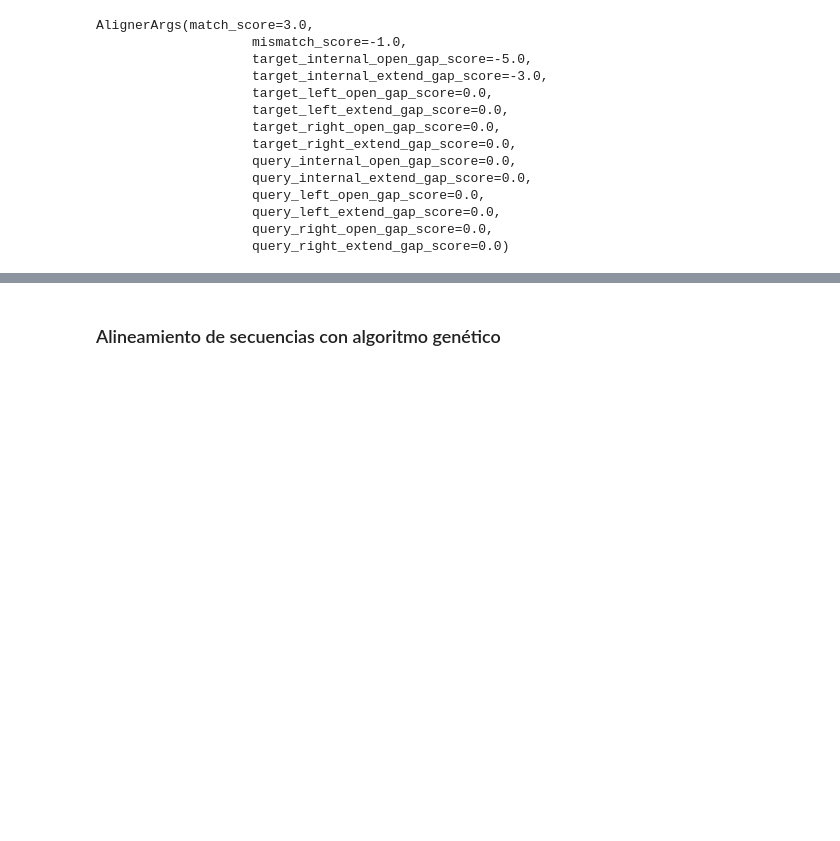
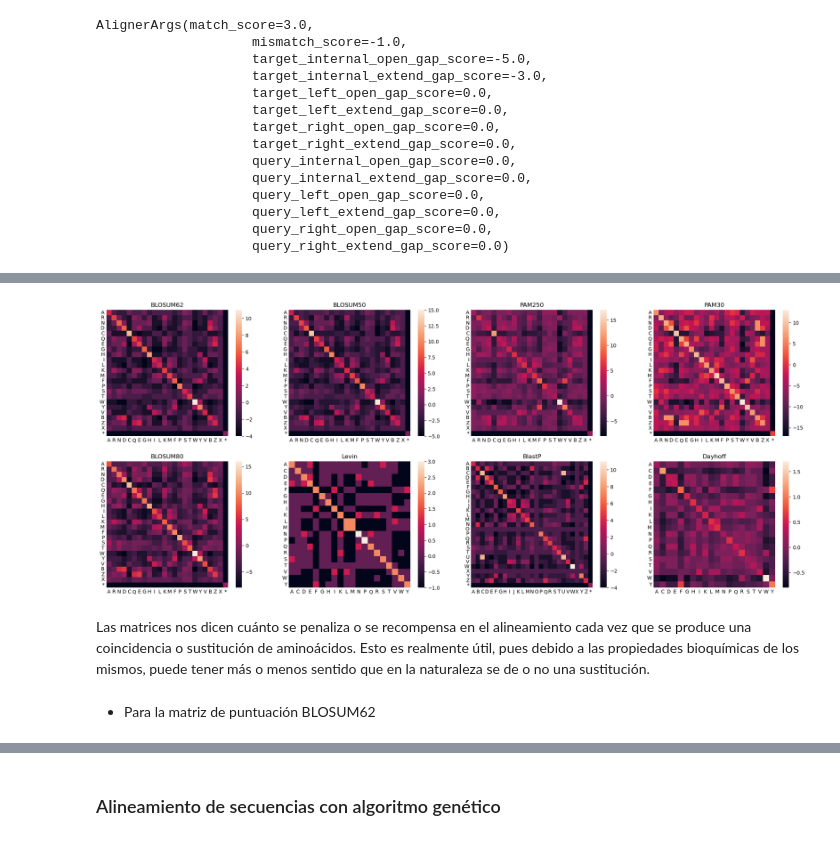
Before and after one commit to deepamino/pr2, a Jupyter notebook: Ejercicio.ipynb, the cells around one changed output, grey strips where cells are left out. Saved outputs shown, nothing was run; the diff lists cells and outputs as text; code cells hidden in the pictures; blank space fills up the shorter version.

Commit message:
personalized matrix

```diff
--- a/Ejercicio.ipynb
+++ b/Ejercicio.ipynb
@@ -60,0 +326,45 @@ def get_matches(alignment):
+# %%
+def plot_matrix(ax, matrix, title="Matrix"):
+    sns.heatmap(matrix, annot=False, ax=ax)
+    ax.set_title(title)
+
+    aminos = matrix.alphabet
+    ax.set_xticks(ticks=np.arange(len(aminos)) + 0.5, labels=aminos, ha='center', rotation=0)
+    ax.set_yticks(ticks=np.arange(len(aminos)) + 0.5, labels=aminos, rotation=0, va='center')
+
+    ax.tick_params(axis='x', bottom=True, labelbottom=True, length=0)
+    ax.tick_params(axis='y', length=0)
+# %%
+fig, axs = plt.subplots(2, 4, figsize=(25, 10))
+
+blossum62 = substitution_matrices.load("BLOSUM62")
+plot_matrix(axs[0][0], blossum62, title="BLOSUM62")
+
+blosum50 = substitution_matrices.load("BLOSUM50")
+plot_matrix(axs[0][1], blosum50, title="BLOSUM50")
+
+pam250 = substitution_matrices.load("PAM250")
+plot_matrix(axs[0][2], pam250, title="PAM250")
+
+pam30 = substitution_matrices.load("PAM30")
+plot_matrix(axs[0][3], pam30, title="PAM30")
+
+blossum80 = substitution_matrices.load("BLOSUM80")
+plot_matrix(axs[1][0], blossum80, title="BLOSUM80")
+
+levin = substitution_matrices.load("LEVIN")
+plot_matrix(axs[1][1], levin, title="Levin")
+
+balstp = substitution_matrices.load("BLASTP")
+plot_matrix(axs[1][2], balstp, title="BlastP")
+
+blastn = substitution_matrices.load("DAYHOFF")
+plot_matrix(axs[1][3], blastn, title="Dayhoff")
+
+plt.show()
+# %% [output]
+[figure, added]
+# %% [markdown]
+Las matrices nos dicen cuánto se penaliza o se recompensa en el alineamiento cada vez que se produce una coincidencia o sustitución de aminoácidos. Esto es realmente útil, pues debido a las propiedades bioquímicas de los mismos, puede tener más o menos sentido que en la naturaleza se de o no una sustitución.
+# %% [markdown]
+- Para la matriz de puntuación BLOSUM62
```
Also changed, not shown: parts of 113 cells of this notebook, 3 other files.
